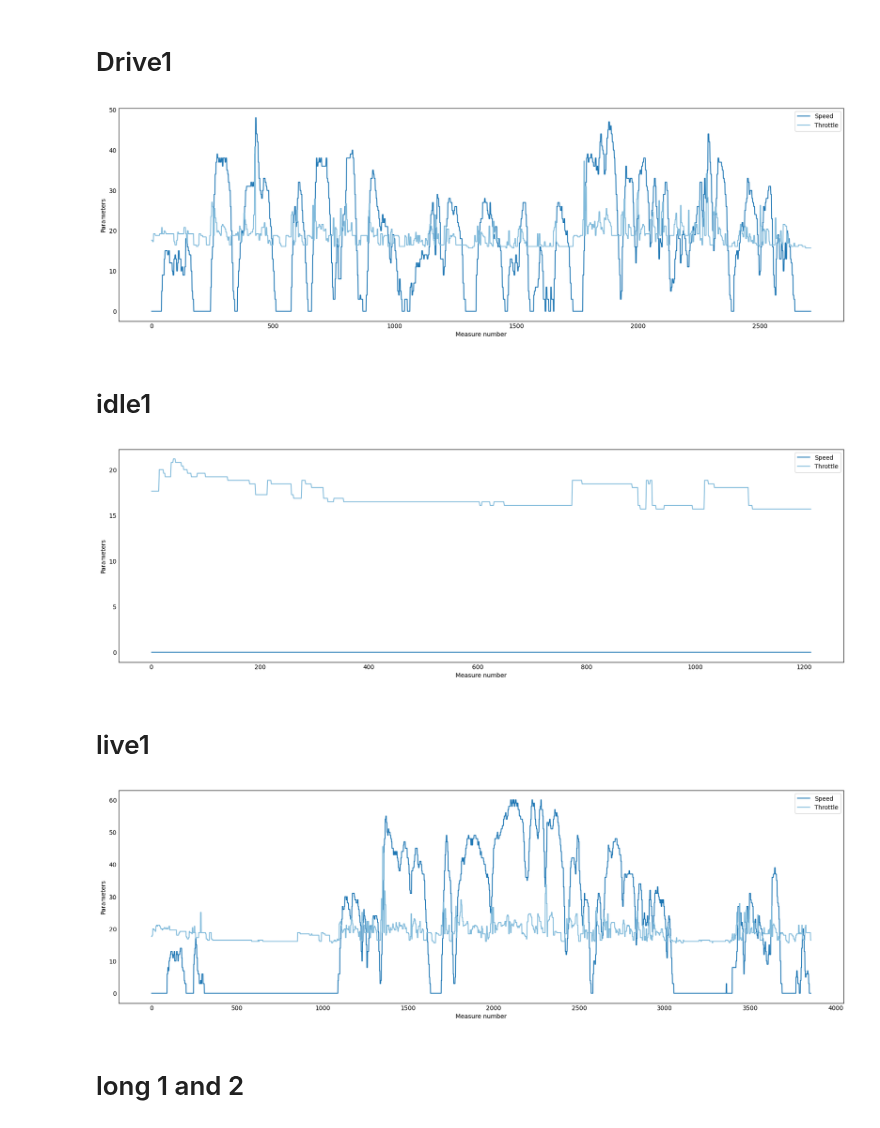
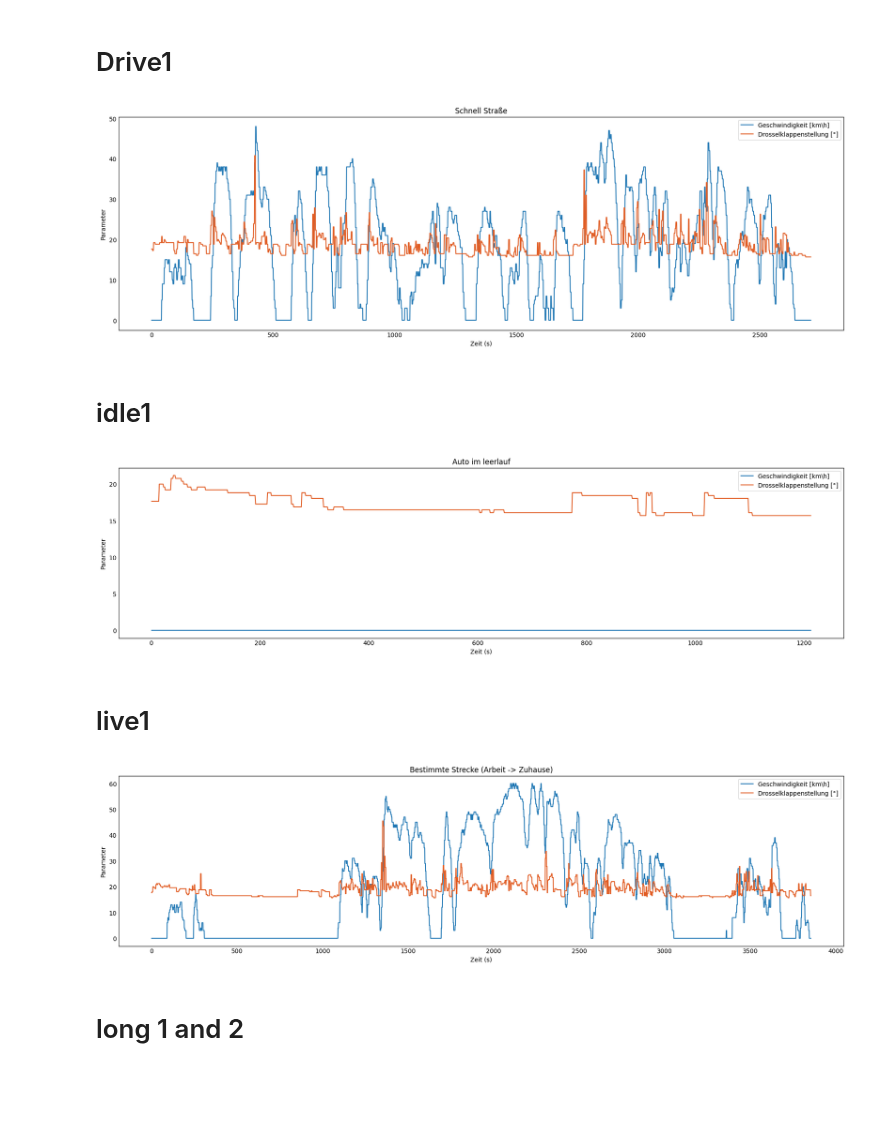
Before and after one commit to camila-duarte/verbrennungsmotoren, a Jupyter notebook: analyse/per_mode.ipynb, the cells around one changed output. Saved outputs shown, nothing was run; the diff lists cells and outputs as text; code cells hidden in the pictures; blank space fills up the shorter version.

```diff
--- a/analyse/per_mode.ipynb
+++ b/analyse/per_mode.ipynb
@@ -61,15 +70,16 @@ throttle_drive1 = throttle_data_drive1
 # %%
 #plt.style.use('_mpl-gallery-nogrid')
 plt.figure(figsize=(17, 5))
-plt.plot(index_data_drive1, speed_data_drive1, label = 'Speed')
-plt.plot(index_data_drive1, throttle_data_drive1, label = 'Throttle')
+plt.plot(index_data_drive1, speed_data_drive1, label = 'Geschwindigkeit [km\h]')
+plt.plot(index_data_drive1, throttle_data_drive1, label = 'Drosselklappenstellung [°]', color="#E15C23")
 #plt.plot(index_data_drive1, speed_data_drive1)
-plt.xlabel('Measure number')
-plt.ylabel('Parameters')
+plt.xlabel('Zeit (s)')
+plt.ylabel('Parameter')
+plt.title("Schnell Straße")
 plt.legend()
 plt.show()
 # %% [output]
-[figure, old version]
+[figure, new version]
 # %% [markdown]
 # idle1
 # %%
@@ -82,16 +92,17 @@ throttle_idle1 = throttle_data_idle1
 # %%
 plt.style.use('_mpl-gallery-nogrid')
 
-plt.figure(figsize=(17, 5))
-plt.plot(index_data_idle1, speed_data_idle1, label = 'Speed')
-plt.plot(index_data_idle1, throttle_data_idle1, label = 'Throttle')
+plt.figure(figsize=(17, 4))
+plt.plot(index_data_idle1, speed_data_idle1, label = 'Geschwindigkeit [km\h]')
+plt.plot(index_data_idle1, throttle_data_idle1, label = 'Drosselklappenstellung [°]', color="#E15C23")
 #plt.plot(index_data_drive1, speed_data_drive1)
-plt.xlabel('Measure number')
-plt.ylabel('Parameters')
+plt.xlabel('Zeit (s)')
+plt.ylabel('Parameter')
 plt.legend()
+plt.title('Auto im leerlauf')
 plt.show()
 # %% [output]
-[figure, old version]
+[figure, new version]
 # %% [markdown]
 # live1
 # %%
@@ -103,16 +114,17 @@ speed_live1 = speed_data_live1
 throttle_live1 = throttle_data_live1
 # %%
 plt.style.use('_mpl-gallery-nogrid')
-plt.figure(figsize=(17, 5))
-plt.plot(index_data_live1, speed_data_live1, label = 'Speed')
-plt.plot(index_data_live1, throttle_data_live1, label = 'Throttle')
+plt.figure(figsize=(17, 4))
+plt.plot(index_data_live1, speed_data_live1, label = 'Geschwindigkeit [km\h]')
+plt.plot(index_data_live1, throttle_data_live1, label = 'Drosselklappenstellung [°]', color="#E15C23")
 #plt.plot(index_data_drive1, speed_data_drive1)
-plt.xlabel('Measure number')
-plt.ylabel('Parameters')
+plt.xlabel('Zeit (s)')
+plt.ylabel('Parameter')
 plt.legend()
+plt.title('Bestimmte Strecke (Arbeit -> Zuhause)')
 plt.show()
 # %% [output]
-[figure, old version]
+[figure, new version]
 # %% [markdown]
 # long 1 and 2
 # %%
```
Also changed, not shown: parts of 4 cells of this notebook, 4 other files.
